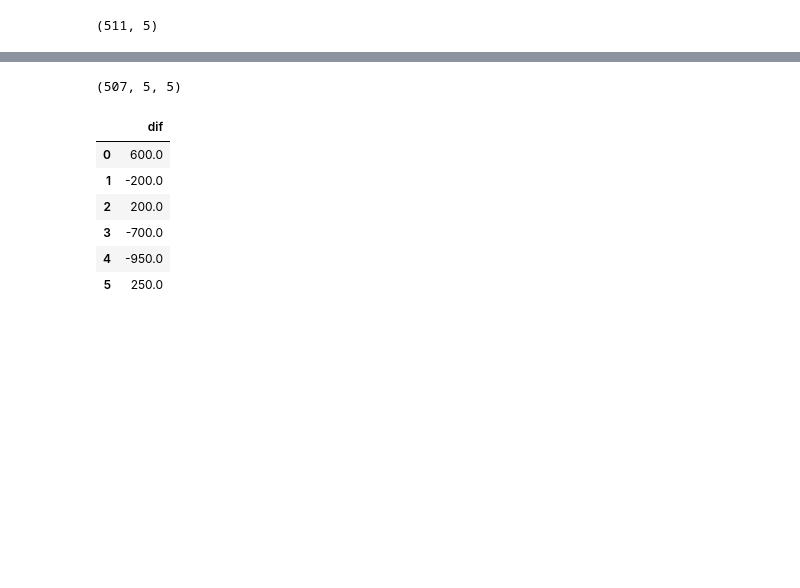
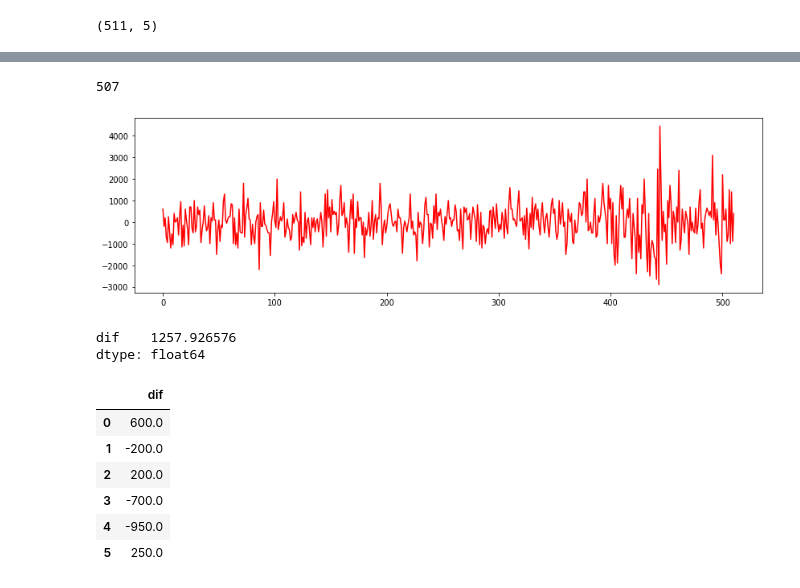
Before and after one commit to sjbaek12/sjbaek12.github.io, a Jupyter notebook: 주가예측_LSTM.ipynb, the cells around one changed output, grey strips where cells are left out. Saved outputs shown, nothing was run; the diff lists cells and outputs as text; code cells hidden in the pictures; blank space fills up the shorter version.

```diff
--- a/주가예측_LSTM.ipynb
+++ b/주가예측_LSTM.ipynb
@@ -434,9 +436,23 @@ array([[   51300., 13038499.,    50500.,    51700.,    49950.],
-# %%
-data_n_L.shape
-# %% [output]
-(507, 5, 5)
+# %%
+len(data_n_L)
+# %% [output]
+507
 # %%
 data_n_d = data.loc[:, ["dif"]]
+# %%
+import matplotlib.pyplot as plt
+
+plt.rcParams["figure.figsize"] = (14,4)
+
+plt.plot(data_n_d, 'r')
+plt.show()
+# %% [output]
+[figure, added]
+# %%
+np.std(data_n_d[400:]) #400번이후의 표준편차가 더 크다
+# %% [output]
+dif    1257.926576
+dtype: float64
 # %%
 data_n_d.head(6)
 # %% [output]
```
Also changed, not shown: parts of 25 cells of this notebook.
